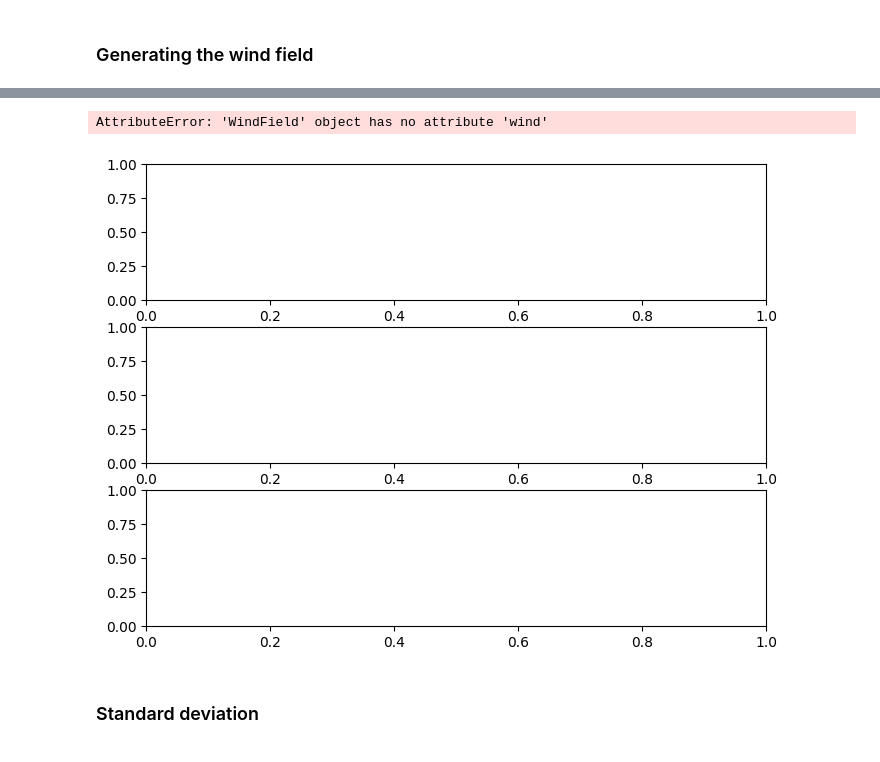
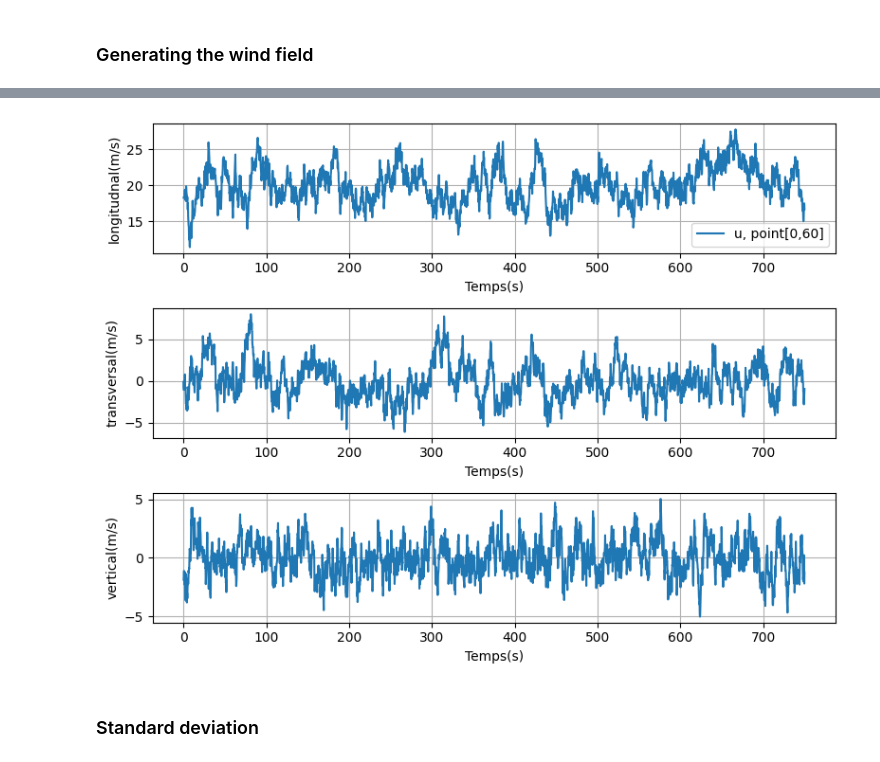
Before and after one commit to zwergon/yawisi, a Jupyter notebook: notebooks/karman_horizontal_line.ipynb, the cells around one changed output, grey strips where cells are left out. Cells and saved outputs as stored; diff of their text form; code cells hidden in the pictures.

```diff
--- a/notebooks/karman_horizontal_line.ipynb
+++ b/notebooks/karman_horizontal_line.ipynb
@@ -72,38 +72,39 @@ fig = plt.figure(figsize=(8, 6))
 ax1 = fig.add_subplot(311)
 ax2 = fig.add_subplot(312)
 ax3 = fig.add_subplot(313)
+t_tot = wind_field.params.n_samples * wind_field.params.sample_time
+Time = np.arange(0, t_tot, wind_field.params.sample_time)
 
-# Loop over wind field locations and plot wind components in each subplot
-for i, (pt, wind) in enumerate(zip(wind_field.locations.points, wind_field.wind)):
-    Time = [float(ii) * wind_field.params.sample_time for ii in range(wind_field.params.n_samples)]
+i = 0
+for i, pt in enumerate(wind_field.locations.points):
+    wind: Wind = wind_field.winds[i]
 
     # Plot w_x in the first subplot (ax1)
     ax1.plot(Time, wind.wind_values[:, 0], label="u, point[%s,%s]" % (pt[0], pt[1]))
 
     # Plot w_y in the second subplot (ax2)
     ax2.plot(Time, wind.wind_values[:, 1], label="v, point[%s,%s]" % (pt[0], pt[1]))
 
     # Plot w_z in the third subplot (ax3)
     ax3.plot(Time, wind.wind_values[:, 2], label="w, point[%s,%s]" % (pt[0], pt[1]))
 
 # Set labels and title for each subplot
 ax1.set_ylabel("longitudnal(m/s)")
 ax1.set_xlabel("Temps(s)")
 ax1.legend()
 ax1.grid()
 
 ax2.set_ylabel("transversal(m/s)")
 ax2.set_xlabel("Temps(s)")
 ax2.grid()
 
 ax3.set_ylabel("vertical(m/s)")
 ax3.set_xlabel("Temps(s)")
 ax3.grid()
 
 plt.tight_layout()
 plt.show()
 # %% [output]
-AttributeError: 'WindField' object has no attribute 'wind'
-[figure, old version]
+[figure, new version]
 # %% [markdown]
 ### Standard deviation
```
Also changed, not shown: parts of 23 cells of this notebook.
